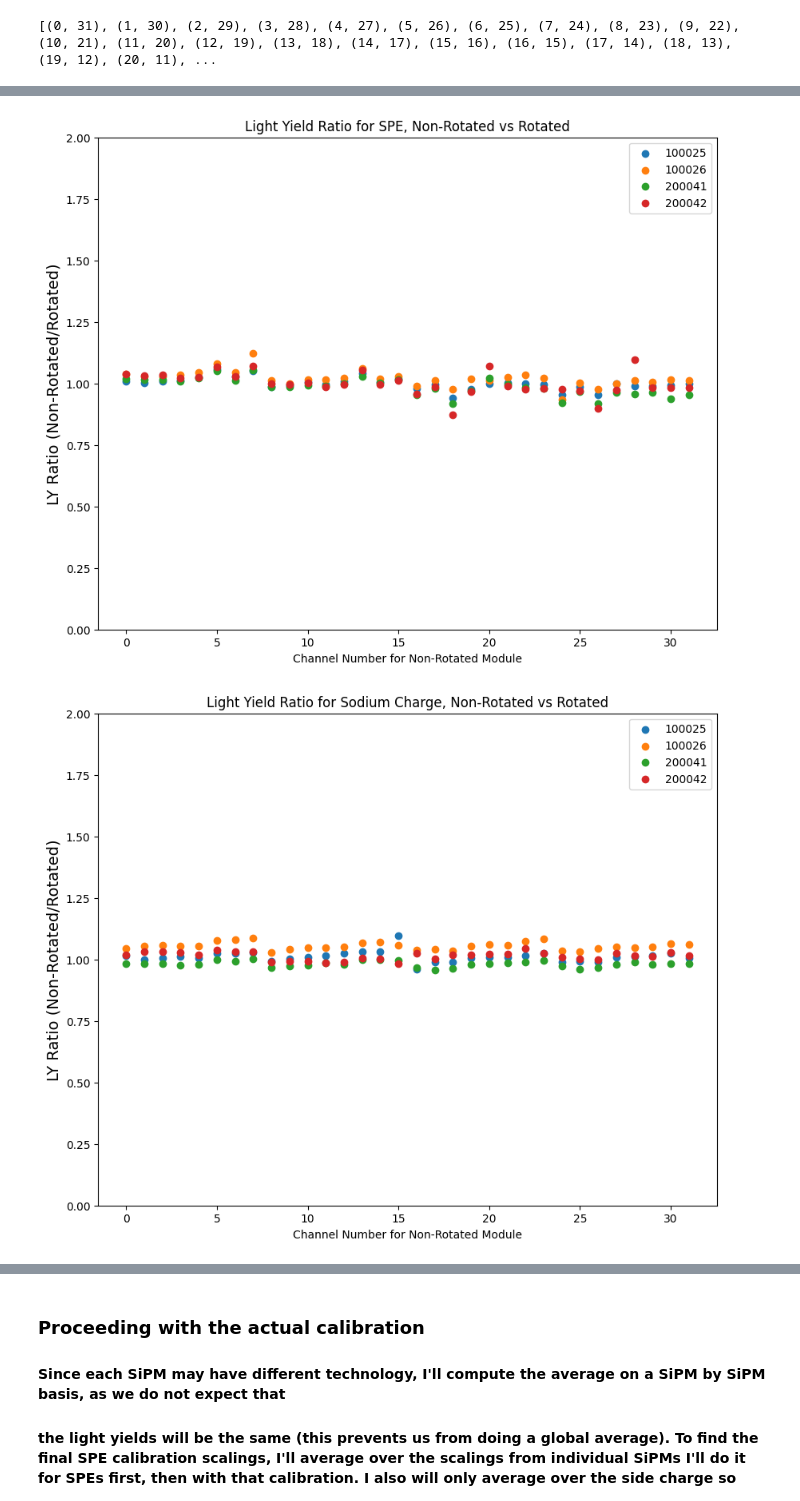
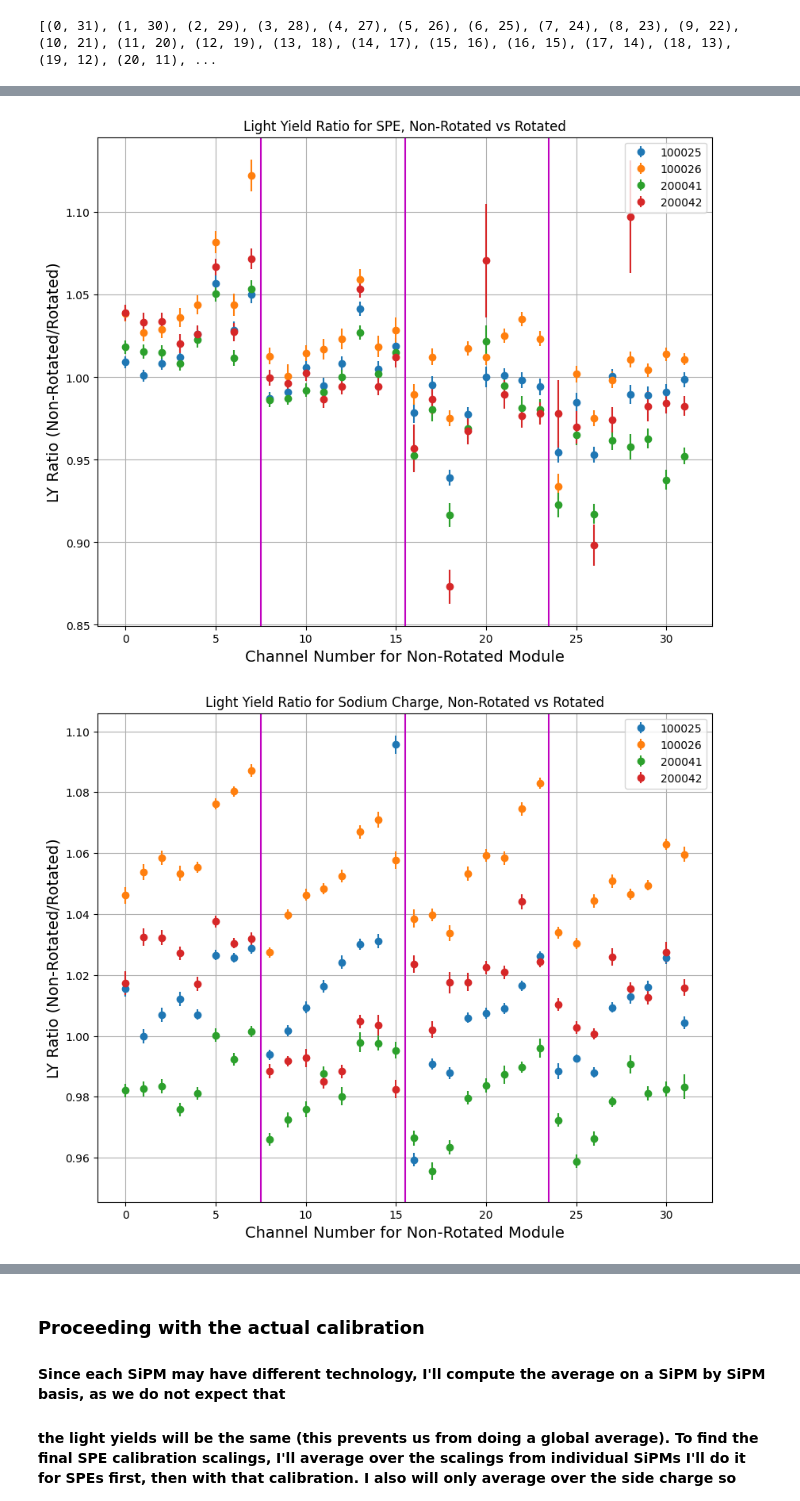
Before and after one commit to psimmerl/module_testing, a Jupyter notebook: notebooks/spectra_LY_calibration_Alex.ipynb, the cells around one changed output, grey strips where cells are left out. Cells and saved outputs as stored; diff of their text form; code cells hidden in the pictures.

```diff
--- a/notebooks/spectra_LY_calibration_Alex.ipynb
+++ b/notebooks/spectra_LY_calibration_Alex.ipynb
@@ -702,19 +744,35 @@ print(channel_pairs)
 [(0, 31), (1, 30), (2, 29), (3, 28), (4, 27), (5, 26), (6, 25), (7, 24), (8, 23), (9, 22), (10, 21), (11, 20), (12, 19), (13, 18), (14, 17), (15, 16), (16, 15), (17, 14), (18, 13), (19, 12), (20, 11), ...
 # %%
 ratioList =  []
-LY_Ratio_Dict = {}
+LY_Ratio_Dict, ERR_Ratio_Dict = {},{}
 #let's look at SPE first
 for ly_name in ["ly_spe", "ly_src", "ly_pe"]:
     LY_Ratio_Dict[ly_name] = {}
+    ERR_Ratio_Dict[ly_name] = {}
     for module_Name in module_Name_List:
         normal_orientation = get_LY_Array(modules_AA, module_Name, ly_name)
         reversed_orientation = get_LY_Array(modules_AB, module_Name, ly_name)
+        #check for weird errors from bad fits - set to 0 if too high
+        normalErr0=normal_orientation[0][:,1]
+        normalErr0[normalErr0>10] = 0
+        normalErr2=normal_orientation[2][:,1]
+        normalErr2[normalErr2>10] = 0
+        reverseErr0=reversed_orientation[0][:,1]
+        reverseErr0[reverseErr0>10] = 0
+        reverseErr2=reversed_orientation[2][:,1]
+        reverseErr2[reverseErr2>10] = 0
         normal_orientation_byChannel, reversed_orientation_byChannel = np.concatenate((normal_orientation[0][:,0],normal_orientation[2][:,0])), np.concatenate((reversed_orientation[0][:,0],reversed_orientation[2][:,0]))
-        temp_ratio_list=  []
+        normal_orientation_byChannel_err, reversed_orientation_byChannel_err = np.concatenate((normalErr0,normalErr2)), np.concatenate((reverseErr0,reverseErr2))
+        temp_ratio_list, temp_ratio_list_err = [],[]
         for channel_pair in channel_pairs:
             temp_ratio_list.append(normal_orientation_byChannel[channel_pair[0]]/reversed_orientation_byChannel[channel_pair[1]])
+            temp_ratio_list_err.append(normal_orientation_byChannel[channel_pair[0]]/reversed_orientation_byChannel[channel_pair[1]]
+                                       *np.sqrt(((normal_orientation_byChannel_err[channel_pair[0]]/normal_orientation_byChannel[channel_pair[0]])**2)+(reversed_orientation_byChannel_err[channel_pair[1]]/reversed_orientation_byChannel[channel_pair[1]])**2))
+            #temp_ratio_list.append((np.abs(normal_orientation_byChannel[channel_pair[0]]-reversed_orientation_byChannel[channel_pair[1]]))/(normal_orientation_byChannel[channel_pair[0]]+reversed_orientation_byChannel[channel_pair[1]]))
         LY_Ratio_Dict[ly_name][module_Name] = list(temp_ratio_list)
+        ERR_Ratio_Dict[ly_name][module_Name] = list(temp_ratio_list_err)
     LY_Ratio_Dict[ly_name]["200042"] = np.concatenate((LY_Ratio_Dict[ly_name]["200042A"][:16], LY_Ratio_Dict[ly_name]["200042B"][16:]))
+    ERR_Ratio_Dict[ly_name]["200042"] = np.concatenate((ERR_Ratio_Dict[ly_name]["200042A"][:16], ERR_Ratio_Dict[ly_name]["200042B"][16:]))
 # %% [output]
 100025
 Retrieving lye_spe
@@ -738,29 +796,40 @@ channel_pairs_strs = [str(channel_pair) for channel_pair in channel_pairs]
 import matplotlib.pyplot as plt
 plt.figure(figsize=(10,8))
 for moduleName in module_Name_List2:
-    plt.scatter(range(32), LY_Ratio_Dict["ly_spe"][moduleName], label=moduleName)
+    plt.errorbar(range(32), LY_Ratio_Dict["ly_spe"][moduleName], ERR_Ratio_Dict["ly_spe"][moduleName], label=moduleName, fmt='o')
 plt.title("Light Yield Ratio for SPE, Non-Rotated vs Rotated")
-plt.xlabel("Channel Number for Non-Rotated Module")
+plt.xlabel("Channel Number for Non-Rotated Module", fontsize=14)
 plt.ylabel("LY Ratio (Non-Rotated/Rotated)", fontsize=14)
+
+plt.axvline(7.5, c='m')
+plt.axvline(15.5, c='m')
+plt.axvline(23.5, c='m')
+#plt.axvline(31)
 plt.legend()
-plt.ylim(0,2)
+#plt.ylim(0.75, 1.25)
+plt.grid()
 plt.savefig(PLOT_DIR+"LY_Ratio_SPE.png")
 # %% [output]
-[figure, old version]
+[figure, new version]
 # %%
 channel_pairs_strs = [str(channel_pair) for channel_pair in channel_pairs]
 import matplotlib.pyplot as plt
 plt.figure(figsize=(10,8))
 for moduleName in module_Name_List2:
-    plt.scatter(range(32), LY_Ratio_Dict["ly_src"][moduleName], label=moduleName)
+    plt.errorbar(range(32), LY_Ratio_Dict["ly_src"][moduleName], ERR_Ratio_Dict["ly_src"][moduleName], label=moduleName, fmt='o')
 plt.title("Light Yield Ratio for Sodium Charge, Non-Rotated vs Rotated")
-plt.xlabel("Channel Number for Non-Rotated Module")
+plt.xlabel("Channel Number for Non-Rotated Module", fontsize=14)
+#plt.ylabel("LY Ratio (Non-Rotated/Rotated)", fontsize=14)
 plt.ylabel("LY Ratio (Non-Rotated/Rotated)", fontsize=14)
 plt.legend()
-plt.ylim(0,2)
+#plt.ylim(0.75,1.25)
+plt.axvline(7.5, c='m')
+plt.axvline(15.5, c='m')
+plt.axvline(23.5, c='m')
+plt.grid()
 plt.savefig(PLOT_DIR+"LY_Ratio_SRC.png")
 # %% [output]
-[figure, old version]
+[figure, new version]
 # %%
 channel_pairs_strs = [str(channel_pair) for channel_pair in channel_pairs]
 import matplotlib.pyplot as plt
```
Also changed, not shown: parts of 20 cells of this notebook.
